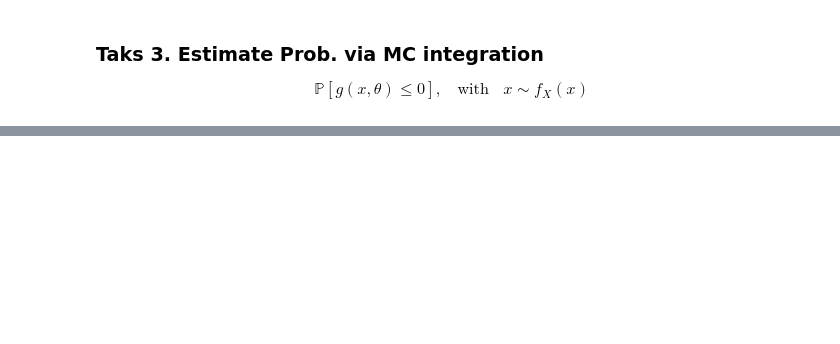
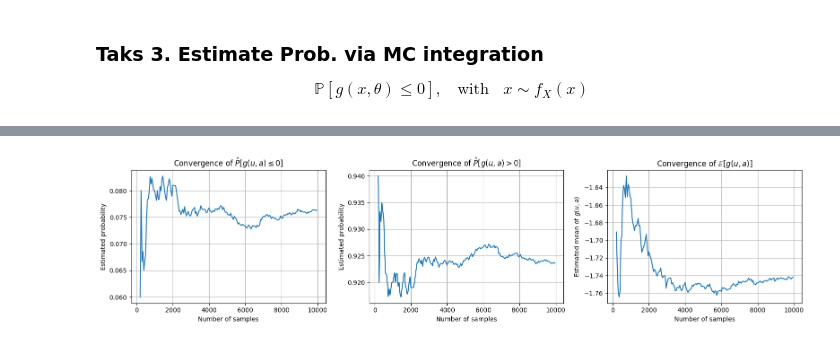
Before and after one commit to supsi-dacd-isaac/TeachDecisionMakingUncertainty, a Jupyter notebook: L05/MC_reliability_estimation_quadratic_fun.ipynb, the cells around one changed output, grey strips where cells are left out. Saved outputs shown, nothing was run; the diff lists cells and outputs as text; code cells hidden in the pictures; blank space fills up the shorter version.

```diff
--- a/L05/MC_reliability_estimation_quadratic_fun.ipynb
+++ b/L05/MC_reliability_estimation_quadratic_fun.ipynb
@@ -248,18 +242,11 @@ plt.show()
 
 $$\mathbb{P}[g(x,\theta) \leq 0], ~~~~\text{with}~~~~ x \sim f_X(x)$$
 # %%
-# Monte Carlo Estimation
-# 1. sample
-X, _, _ =  f_U(50_000)
+# evalluate per-sample if system fail is safe
+I_sams = [I_fun(u[0],u[1]) for u in U]
 
-# 2. evalluate system response
-I_sams = [I_fun(x[0],x[1]) for x in X]
-
-# 3. samples-based estimate
-mc_estimate_pof = np.mean(I_sams) # COMPLETE...Expetation of the indicator function
-
-print(f"Estimated probability of failure (small) = {mc_estimate_pof:.6f}")
-
-# 4. samples-based estimate
-mc_estimate_reliability = 1- mc_estimate_pof # COMPLETE... use complement rule
+# samples-based estimate
+mc_estimate_prob_of_fail = np.mean(I_sams)
+print(f"Estimated probability of failure (small) = {mc_estimate_prob_of_fail:.6f}")
+mc_estimate_reliability = 1- mc_estimate_prob_of_fail
 print(f"Estimated probability of the reliability = {mc_estimate_reliability:.6f}")
@@ -291,0 +293,36 @@ plt.show()
+# %%
+# 6. Convergence of the estimators
+
+steps_2_eval = range(200, len(I_sams), 50)
+
+Pf_step_k = np.array([np.mean(I_sams[:k]) for k in steps_2_eval])          # failure probability
+Psafe_step_k = np.array([np.mean(g_samples[:k] <= 0) for k in steps_2_eval]) # safe probability
+Expected_g_step_k = np.array([np.mean(g_samples[:k]) for k in steps_2_eval])
+
+fig, axs = plt.subplots(1, 3, figsize=(16, 4))
+
+# Failure probability convergence
+axs[0].plot(steps_2_eval, Pf_step_k)
+axs[0].set_title(r"Convergence of $\hat{P}[g(u,a)\leq 0]$")
+axs[0].set_xlabel("Number of samples")
+axs[0].set_ylabel("Estimated probability")
+axs[0].grid(True)
+
+# Safe probability convergence
+axs[1].plot(steps_2_eval, Psafe_step_k)
+axs[1].set_title(r"Convergence of $\hat{P}[g(u,a)>0]$")
+axs[1].set_xlabel("Number of samples")
+axs[1].set_ylabel("Estimated probability")
+axs[1].grid(True)
+
+# Expected performance convergence
+axs[2].plot(steps_2_eval, Expected_g_step_k)
+axs[2].set_title(r"Convergence of $\mathbb{E}[g(u,a)]$")
+axs[2].set_xlabel("Number of samples")
+axs[2].set_ylabel(r"Estimated mean of $g(u,a)$")
+axs[2].grid(True)
+
+plt.tight_layout()
+plt.show()
+# %% [output]
+[figure, added]
```
Also changed, not shown: parts of 18 cells of this notebook.
